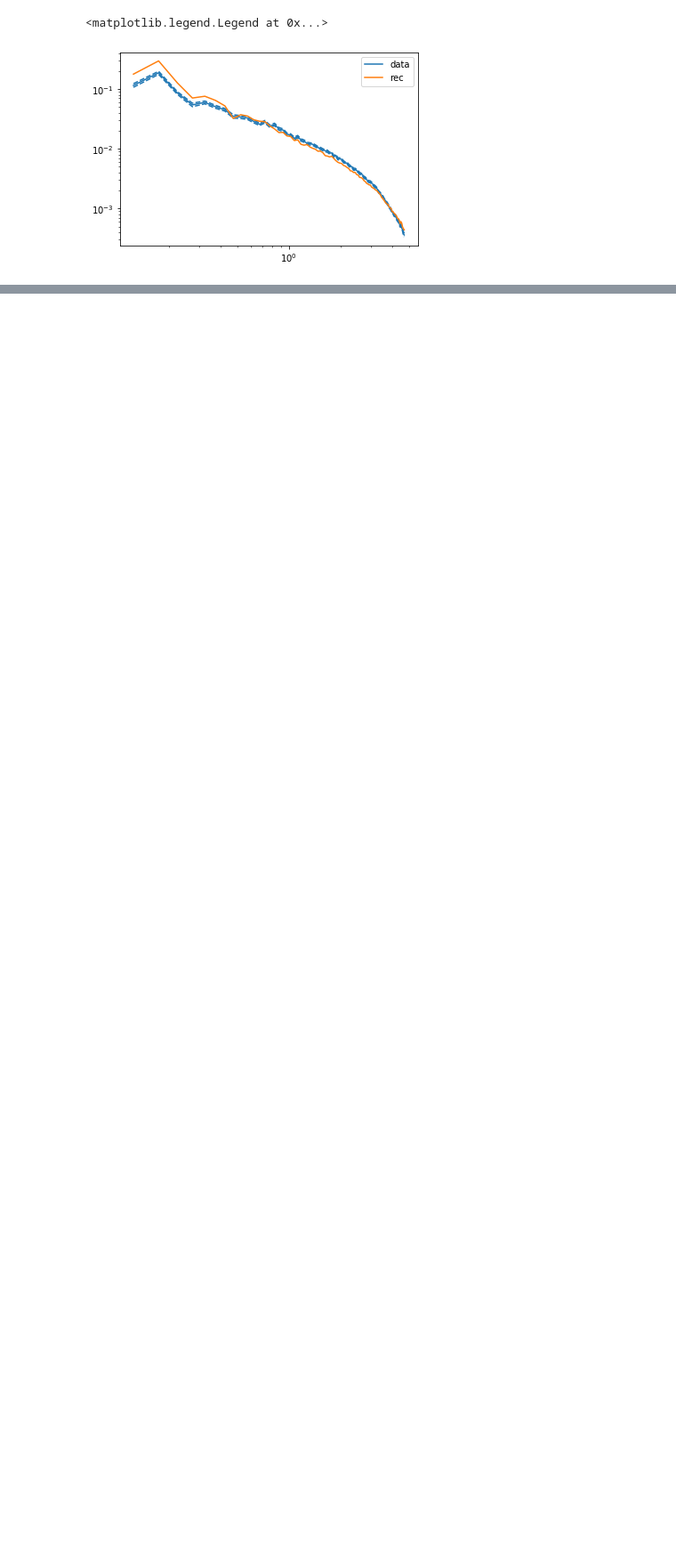
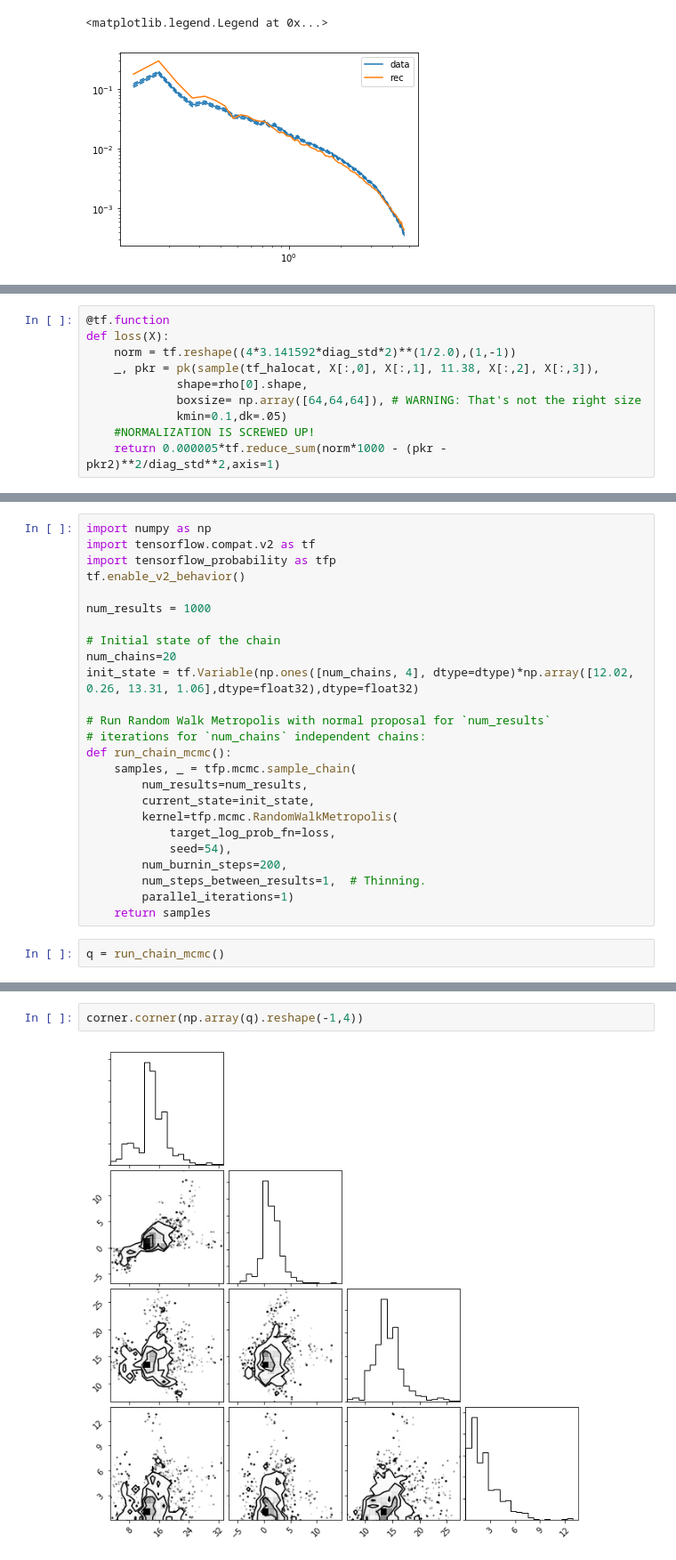
Before and after one commit to DifferentiableUniverseInitiative/DHOD, a Jupyter notebook: nb/batch_hod.ipynb, the cells around one changed output, grey strips where cells are left out. Shown at 89% size. Cells and saved outputs as stored; diff of their text form; blank space fills up the shorter version.

Commit message:
notebooks with prototype hmc/mcmc

```diff
--- a/nb/batch_hod.ipynb
+++ b/nb/batch_hod.ipynb
@@ -415,0 +457,10 @@ TypeError: 'tensorflow.python.framework.ops.EagerTensor' object is not callable
+# %%
+@tf.function
+def loss(X):
+    norm = tf.reshape((4*3.141592*diag_std*2)**(1/2.0),(1,-1))
+    _, pkr = pk(sample(tf_halocat, X[:,0], X[:,1], 11.38, X[:,2], X[:,3]),
+             shape=rho[0].shape,
+             boxsize= np.array([64,64,64]), # WARNING: That's not the right size
+             kmin=0.1,dk=.05)
+    #NORMALIZATION IS SCREWED UP!
+    return 0.000005*tf.reduce_sum(norm*1000 - (pkr - pkr2)**2/diag_std**2,axis=1)
@@ -415,0 +476,27 @@ TypeError: 'tensorflow.python.framework.ops.EagerTensor' object is not callable
+# %%
+import numpy as np
+import tensorflow.compat.v2 as tf
+import tensorflow_probability as tfp
+tf.enable_v2_behavior()
+
+num_results = 1000
+
+# Initial state of the chain
+num_chains=20
+init_state = tf.Variable(np.ones([num_chains, 4], dtype=dtype)*np.array([12.02, 0.26, 13.31, 1.06],dtype=float32),dtype=float32)
+
+# Run Random Walk Metropolis with normal proposal for `num_results`
+# iterations for `num_chains` independent chains:
+def run_chain_mcmc():
+    samples, _ = tfp.mcmc.sample_chain(
+        num_results=num_results,
+        current_state=init_state,
+        kernel=tfp.mcmc.RandomWalkMetropolis(
+            target_log_prob_fn=loss,
+            seed=54),
+        num_burnin_steps=200,
+        num_steps_between_results=1,  # Thinning.
+        parallel_iterations=1)
+    return samples
+# %%
+q = run_chain_mcmc()
@@ -415,0 +525,4 @@ TypeError: 'tensorflow.python.framework.ops.EagerTensor' object is not callable
+# %%
+corner.corner(np.array(q).reshape(-1,4))
+# %% [output]
+[figure, added]
```
Also changed, not shown: parts of 19 cells of this notebook, 1 other file.
